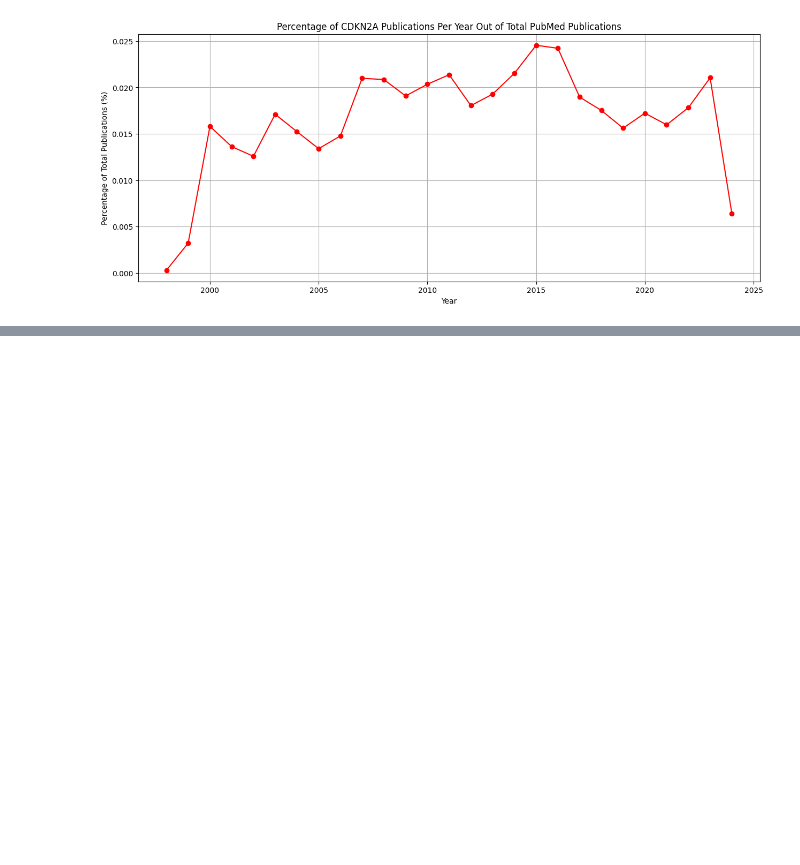
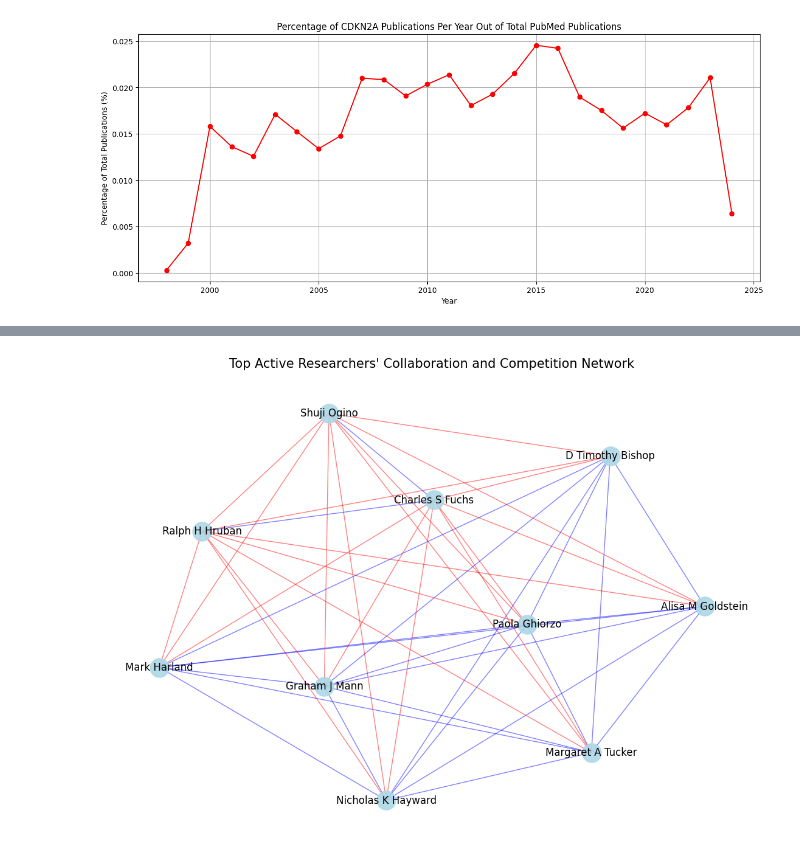
Before and after one commit to Sherryqilin/Assessment2_skills, a Jupyter notebook: Skills2.ipynb, the cells around one changed output, grey strips where cells are left out. Drawn from its saved outputs; the diff is of its cells as text; code cells hidden in the pictures; blank space fills up the shorter version.

```diff
--- a/Skills2.ipynb
+++ b/Skills2.ipynb
@@ -47,0 +183,16 @@ plt.show()
+# %%
+# 计算每篇文章（PMID）的作者数量
+author_counts_per_paper = authors_data.groupby('PMID').size()
+
+# 找出作者数量超过25的文章的PMID
+papers_with_many_authors = author_counts_per_paper[author_counts_per_paper > 25].index
+
+# 从数据中清除
+cleaned_authors_data = authors_data[~authors_data['PMID'].isin(papers_with_many_authors)]
+
+# 查看清理后数据中最大的AuthorN值
+max_author_n_after_cleaning = cleaned_authors_data['AuthorN'].max()
+
+cleaned_authors_data['Author Full Name'] =cleaned_authors_data['AuthorForename'] + ' ' + cleaned_authors_data['AuthorLastname']
+
+cleaned_authors_data
@@ -47,0 +218,59 @@ plt.show()
+# %%
+import networkx as nx
+
+authors_data['Author Full Name'] = authors_data['AuthorForename'] + ' ' + authors_data['AuthorLastname']
+
+# 计算所有作者出现的次数
+all_author_counts = authors_data['Author Full Name'].value_counts()
+
+# 获取前10名最活跃的研究人员
+top_10_active_researchers = all_author_counts.head(10).index.tolist()
+
+# 筛选出前10名最活跃研究人员的数据
+top_authors_df = cleaned_authors_data[cleaned_authors_data['Author Full Name'].isin(top_10_active_researchers)]
+
+# 创建一个新图
+G_top = nx.Graph()
+
+# 添加节点
+G_top.add_nodes_from(top_10_active_researchers)
+
+# 添加合作关系边
+for _, group in top_authors_df.groupby('PMID'):
+    authors = group['Author Full Name'].tolist()
+    for i in range(len(authors)):
+        for j in range(i + 1, len(authors)):
+            G_top.add_edge(authors[i], authors[j], color='blue')  # 合作关系
+
+# 确定最后一位作者
+last_authors = cleaned_authors_data.groupby('PMID').last()['Author Full Name']
+#转换为字典，其中字典的键是文章的 'PMID'，值是该文章的最后一位作者的名字
+last_author_dict = last_authors.to_dict()
+
+# 添加竞争关系边
+for i in range(len(top_10_active_researchers)):
+    for j in range(i + 1, len(top_10_active_researchers)):
+        author1 = top_10_active_researchers[i]
+        author2 = top_10_active_researchers[j]
+        if not G_top.has_edge(author1, author2):
+            papers_author1 = set(cleaned_authors_data[cleaned_authors_data['Author Full Name'] == author1]['PMID'])
+            papers_author2 = set(cleaned_authors_data[cleaned_authors_data['Author Full Name'] == author2]['PMID'])
+            #通过交集运算符 & 来确定是否有共同的最后一位作者
+            common_last_authors = set(last_authors[papers_author1]) & set(last_authors[papers_author2])
+            if not common_last_authors:
+                G_top.add_edge(author1, author2, color='red')  # 竞争关系
+
+
+# 可视化网络图
+edge_colors = nx.get_edge_attributes(G_top, 'color').values()
+
+plt.figure(figsize=(14, 10))
+pos = nx.spring_layout(G_top)  # 使用弹簧布局
+nx.draw_networkx_nodes(G_top, pos, node_color='lightblue', node_size=500, alpha=0.9)
+nx.draw_networkx_edges(G_top, pos, edge_color=edge_colors, alpha=0.5)
+nx.draw_networkx_labels(G_top, pos, font_size=12, font_family="sans-serif")
+plt.title("Top Active Researchers' Collaboration and Competition Network", fontsize=15)
+plt.axis('off')
+plt.show()
+# %% [output]
+[figure, added]
```
Also changed, not shown: parts of 13 cells of this notebook.
